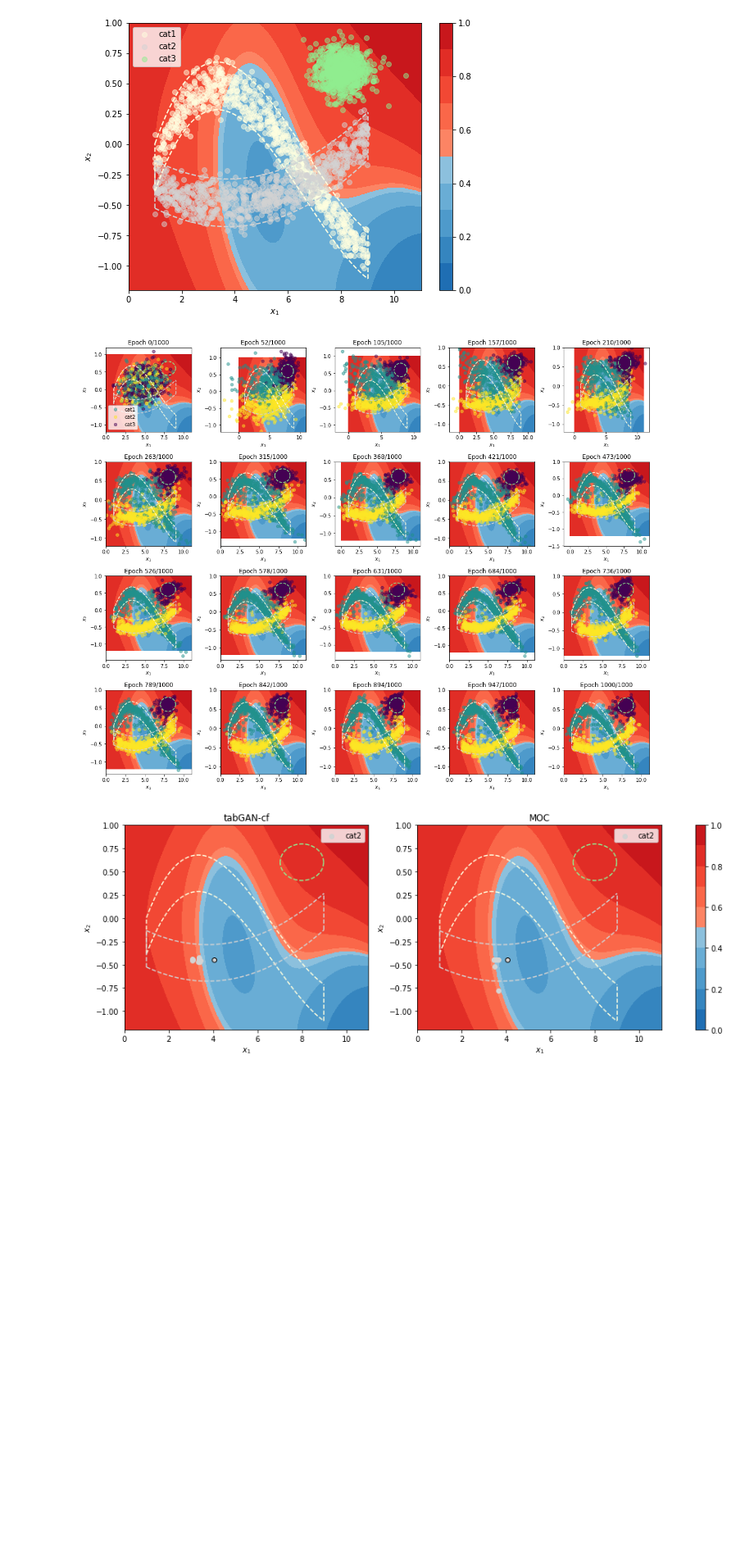
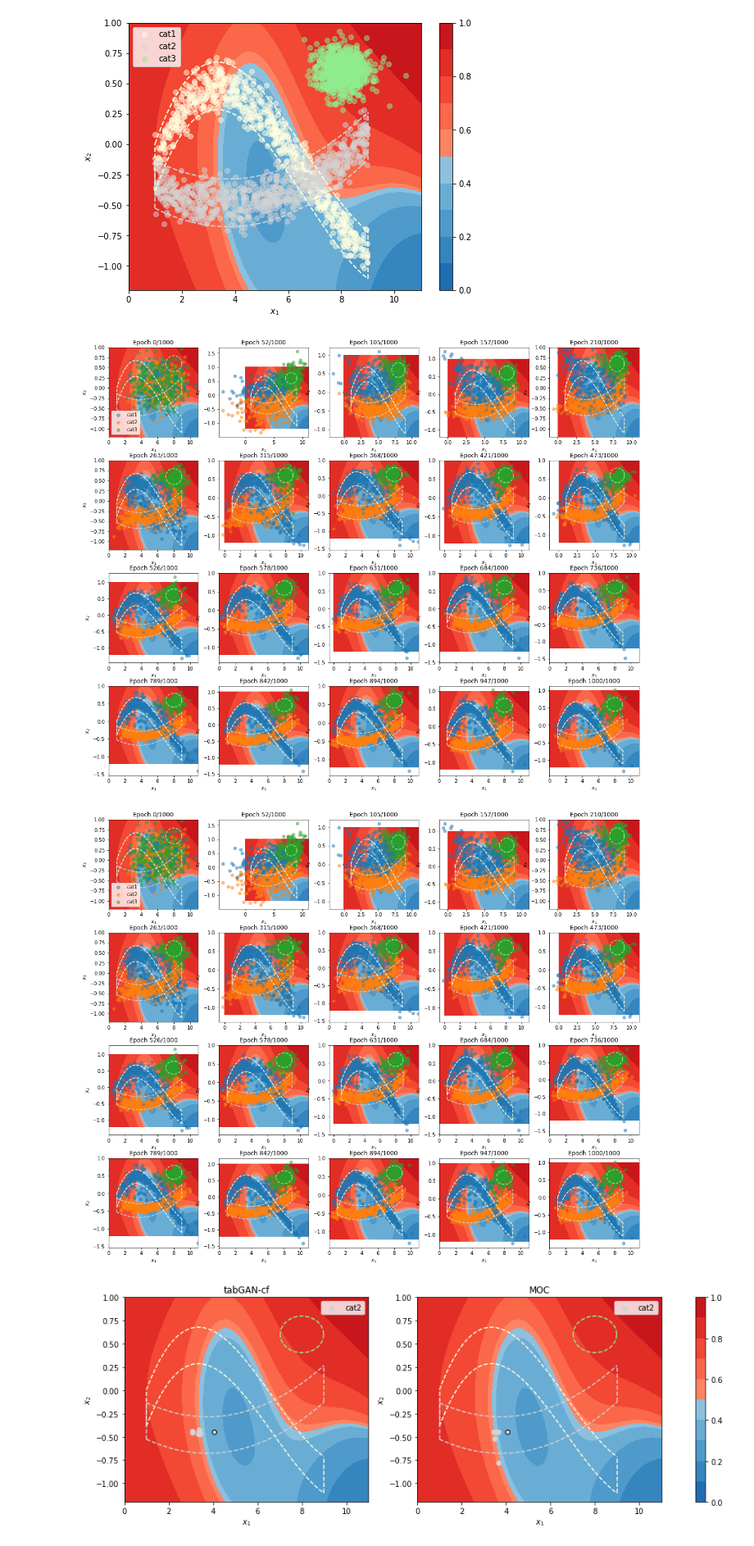
Before and after one commit to ArneRustad/Master-thesis-cf, a Jupyter notebook: scripts/compare_counterfactuals_on_adult_dataset.ipynb, the cells around one changed output. Shown at 82% size. Saved outputs shown, nothing was run; the diff lists cells and outputs as text; code cells hidden in the pictures; blank space fills up the shorter version.

Commit message:
Began creating subclass TabGANcf. Also improved plotting 2D figure during training for TabGAN class by increasing generalization ability.

```diff
--- a/scripts/compare_counterfactuals_on_adult_dataset.ipynb
+++ b/scripts/compare_counterfactuals_on_adult_dataset.ipynb
@@ -11,18 +27,14 @@ utils_path = ".\\utils.ipynb"
 # %%
 n_epochs = 20
 n_critic = 10
-adam_lr = 0.0002
+opt_lr = 0.0002
 adam_beta1 = 0.5
-model_dir = ".\\Model\\tableGAN_ckpt\\compare_adult\\"
 noise_discrete_unif_max = 0
 
 batch_size = 500
 ckpt_every = 1
 loss_plot_update_every = 10
 
-image_dir = ".\\Images"
-timer_dir = ".\\Timers"
-dataset_dir = ".\\Datasets"
 retrain = True
 # %%
 n_cols = 10
@@ -36,9 +48,9 @@ colors = np.vstack((colors1, colors2))
 cmap_br = mcolors.LinearSegmentedColormap.from_list('my_colormap', colors)
 
 def classifier_func(x1, x2):
-    a = 0.1 * (x1 - 5)**2 + (x2)**2 - 0.5 + 0.2 * tf.sqrt(x1) - 0.1*x1 + 0.005*x1**3 * x2 + 0.5*np.sin(x1) + 0.3*np.cos(x2)
+    a = 0.1 * (x1 - 5)**2 + (x2)**2 - 0.5 + 0.2 * tf.sqrt(x1) - 0.1*x1 + 0.005*x1**3 * x2 + 0.5*tf.math.sin(x1) + 0.3*tf.math.cos(x2)
     b = tf.sign(a) * (tf.abs(a))**(1/2)
-    return(tf.math.sigmoid(b).numpy())
+    return tf.math.sigmoid(b)
 
 
 fig, ax = plt.subplots(figsize=[12,8])
@@ -58,7 +70,7 @@ def plot_heatmap(ax, heat_map_res = 200, incl_axis_labels = True, incl_colorbar
         return cont1
 
 plot_heatmap(ax)
-plt.savefig(os.path.join(image_dir, "prediction_func_for_cf_testing.svg"))
+plt.savefig(os.path.join(const.dir.images(), "prediction_func_for_cf_testing.svg"))
 # %% [output]
 [figure]
 # %%
@@ -144,19 +156,20 @@ plt.savefig(os.path.join(image_dir, "Syn2D_cf.svg"), dpi=300)
 # %% [output]
 [figure]
 # %%
-%run "$tableGAN_path"
-tg = TableGAN(df_toy, n_critic = n_critic, adam_lr = adam_lr, adam_beta1 = adam_beta1,
+tgcf_mc = TabGANcfmc(df_toy, n_critic = n_critic, opt_lr = opt_lr, adam_beta1 = adam_beta1,
               quantile_transformation_int = False, quantile_rand_transformation = False,
              noise_discrete_unif_max = noise_discrete_unif_max)
 # %%
-tg.train(n_epochs = 1000, batch_size = 500, restart_training = True, loss_plot_update_every = loss_plot_update_every,
-             loss_plot_type = "line", progress_bar=True, plot2D_image = True, plot_loss = False, n_test=1500,
-         plot2D_discrete_col="x3", save_dir = image_dir, filename_plot2D = "syn2D_cf_plot2D.svg",
-         filename_train_loss = "syn2D_cf_train_loss.svg",
+tgcf_mc.train(n_epochs = 1000, batch_size = 500, restart_training = True, plot_loss_update_every = loss_plot_update_every,
+             plot_loss_type = "line", progress_bar=True, plot2D_image_real_time=True,
+              plot_loss = False, plot2D_n_test=1500,
+         plot2D_discrete_col="x3", save_dir = const.dir.images(), filename_plot2D = "syn2D_cf_plot2D.svg",
+         filename_plot_loss = "syn2D_cf_train_loss.svg",
          plot2D_background_func = lambda ax : (plot_heatmap(ax, incl_colorbar = False, ret_contour = False),
                                                plot_confint_x2_given_x1_and_x3(ax, sigma_x1, sigma_x2)))
 # %% [output]
-[figure, old version]
+[figure, new version]
+[figure, added]
 # %%
 %lprun -f fast_non_dominated_sort a = tg.generate_counterfactuals(50, classifier, tg.data.loc[0], n_to_generate = 10000, add_plausibility_objective =True)
 # %%
```
Also changed, not shown: parts of 4 cells of this notebook, 11 other files.
